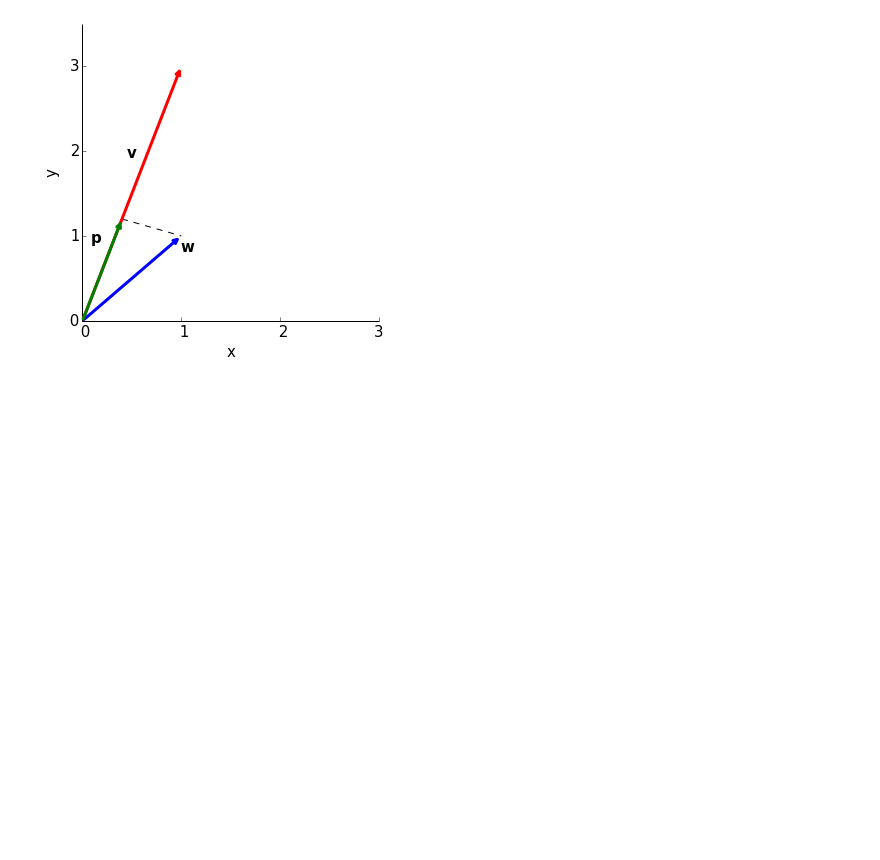
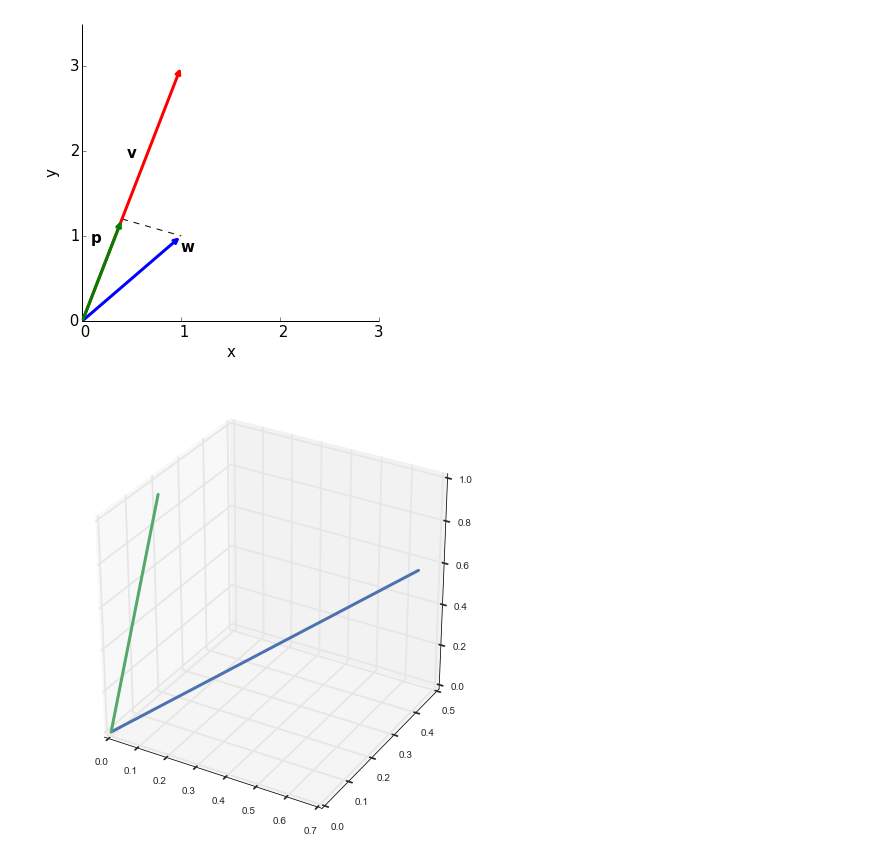
Before and after one commit to Crisly/MathcourseBCN, a Jupyter notebook: math BCN.ipynb, the cells around one changed output. Cells and saved outputs as stored; diff of their text form; code cells hidden in the pictures; blank space fills up the shorter version.

```diff
--- a/math BCN.ipynb
+++ b/math BCN.ipynb
@@ -255,3 +255,32 @@ figure1.savefig(os.path.join(resdir,'figure4b.png'))
 # %% [output]
 [ 0.4  1.2]
 [figure]
+# %%
+import seaborn
+seaborn.set()
+colors = seaborn.color_palette()
+#import utils
+from mpl_toolkits.mplot3d import Axes3D
+# First create two random vectors in 3 dimensional space
+v1 = rand(3, 1)
+v2 = rand(3, 1)
+
+# And scale them to unit length
+v1 = v1 / norm(v1)
+v2 = v2 / norm(v2)
+
+#print v1[1]
+# Plot the vectors
+o = zeros(3) # origin
+# We'll use the object oriented plotting interface
+f = figure(figsize=(8, 8))
+ax = f.add_subplot(111, projection="3d", axisbg="white")
+ax.plot(*[[o[i], v1[i]] for i in range(3)], linewidth=3, label="vector1")
+ax.plot(*[[o[i], v2[i]] for i in range(3)], linewidth=3, label="vector2")
+#ax.plot(*[[v1[i], v3[i]] for i in range(3)], linewidth=3, label="vector3")
+
+#for axisl in ["x", "y", "z"]:
+#    getattr(ax, "set_%slabel" % axisl)(axisl)  # Here's a fun trick
+#legend();
+# %% [output]
+[figure, added]
```
Also changed, not shown: parts of 27 cells of this notebook, 4 other files.
